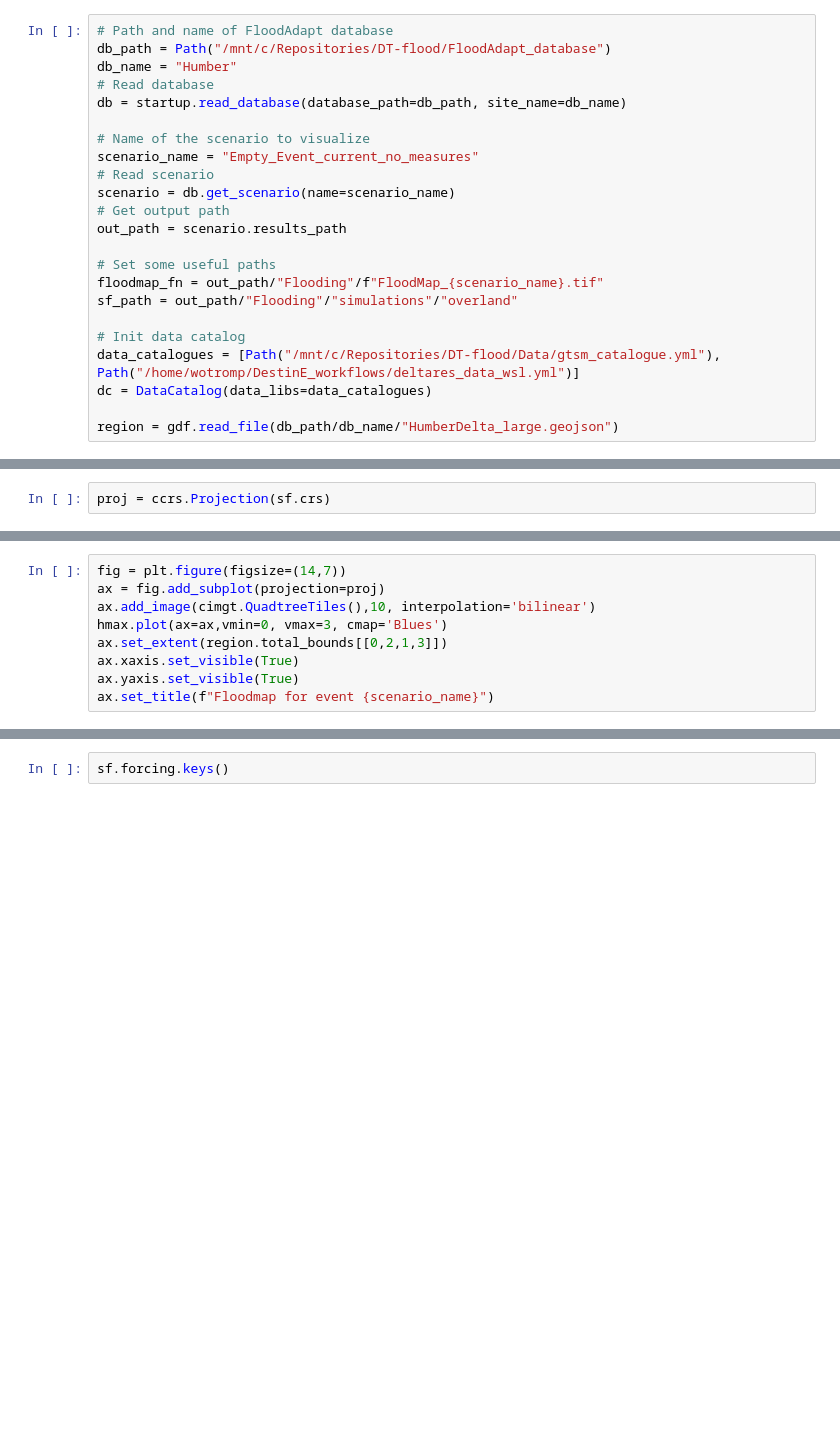
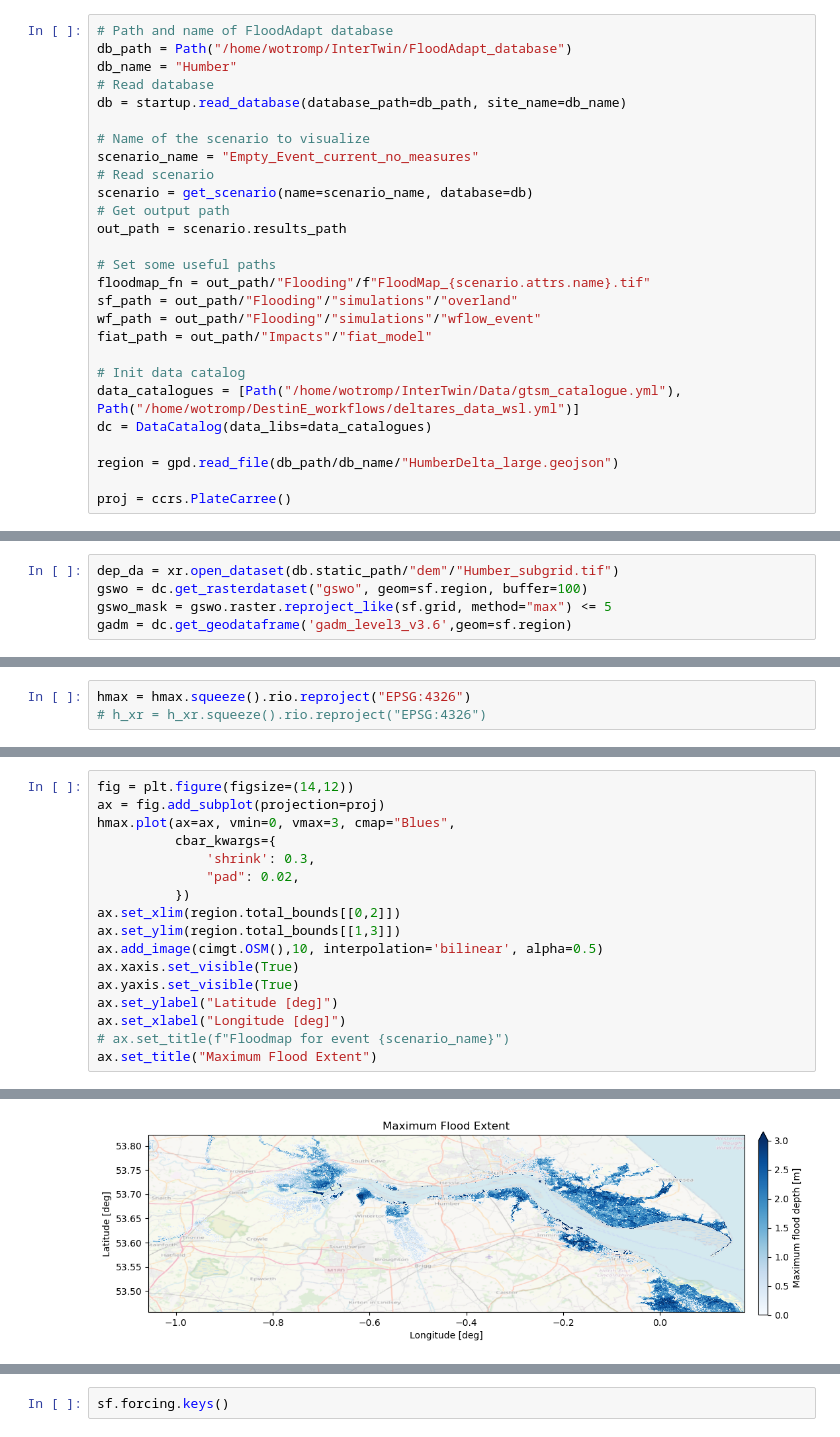
Before and after one commit to interTwin-eu/DT-flood, a Jupyter notebook: Notebooks/VisualizeScenario.ipynb, the cells around one changed output, grey strips where cells are left out. Cells and saved outputs as stored; diff of their text form; blank space fills up the shorter version.

```diff
--- a/Notebooks/VisualizeScenario.ipynb
+++ b/Notebooks/VisualizeScenario.ipynb
@@ -16,6 +23,6 @@ from flood_adapt.api import startup
 # %%
 # Path and name of FloodAdapt database
-db_path = Path("/mnt/c/Repositories/DT-flood/FloodAdapt_database")
+db_path = Path("/home/wotromp/InterTwin/FloodAdapt_database")
 db_name = "Humber"
 # Read database
 db = startup.read_database(database_path=db_path, site_name=db_name)
@@ -23,16 +30,20 @@ db = startup.read_database(database_path=db_path, site_name=db_name)
 # Name of the scenario to visualize
 scenario_name = "Empty_Event_current_no_measures"
 # Read scenario
-scenario = db.get_scenario(name=scenario_name)
+scenario = get_scenario(name=scenario_name, database=db)
 # Get output path
 out_path = scenario.results_path
 
 # Set some useful paths
-floodmap_fn = out_path/"Flooding"/f"FloodMap_{scenario_name}.tif"
+floodmap_fn = out_path/"Flooding"/f"FloodMap_{scenario.attrs.name}.tif"
 sf_path = out_path/"Flooding"/"simulations"/"overland"
+wf_path = out_path/"Flooding"/"simulations"/"wflow_event"
+fiat_path = out_path/"Impacts"/"fiat_model"
 
 # Init data catalog
-data_catalogues = [Path("/mnt/c/Repositories/DT-flood/Data/gtsm_catalogue.yml"), Path("/home/wotromp/DestinE_workflows/deltares_data_wsl.yml")]
+data_catalogues = [Path("/home/wotromp/InterTwin/Data/gtsm_catalogue.yml"), Path("/home/wotromp/DestinE_workflows/deltares_data_wsl.yml")]
 dc = DataCatalog(data_libs=data_catalogues)
 
-region = gdf.read_file(db_path/db_name/"HumberDelta_large.geojson")
+region = gpd.read_file(db_path/db_name/"HumberDelta_large.geojson")
+
+proj = ccrs.PlateCarree()
@@ -47,2 +56,0 @@ dep_da = xr.open_dataset(db.static_path/"dem"/"Humber_subgrid.tif")
-# %%
-proj = ccrs.Projection(sf.crs)
@@ -62,0 +80,5 @@ hmax = downscale_floodmap(
+# %%
+dep_da = xr.open_dataset(db.static_path/"dem"/"Humber_subgrid.tif")
+gswo = dc.get_rasterdataset("gswo", geom=sf.region, buffer=100)
+gswo_mask = gswo.raster.reproject_like(sf.grid, method="max") <= 5
+gadm = dc.get_geodataframe('gadm_level3_v3.6',geom=sf.region)
@@ -62,0 +116,3 @@ hmax = downscale_floodmap(
+# %%
+hmax = hmax.squeeze().rio.reproject("EPSG:4326")
+# h_xr = h_xr.squeeze().rio.reproject("EPSG:4326")
@@ -63,9 +121,18 @@ hmax = downscale_floodmap(
 # %%
-fig = plt.figure(figsize=(14,7))
+fig = plt.figure(figsize=(14,12))
 ax = fig.add_subplot(projection=proj)
-ax.add_image(cimgt.QuadtreeTiles(),10, interpolation='bilinear')
-hmax.plot(ax=ax,vmin=0, vmax=3, cmap='Blues')
-ax.set_extent(region.total_bounds[[0,2,1,3]])
+hmax.plot(ax=ax, vmin=0, vmax=3, cmap="Blues",
+          cbar_kwargs={
+              'shrink': 0.3,
+              "pad": 0.02,
+          })
+ax.set_xlim(region.total_bounds[[0,2]])
+ax.set_ylim(region.total_bounds[[1,3]])
+ax.add_image(cimgt.OSM(),10, interpolation='bilinear', alpha=0.5)
 ax.xaxis.set_visible(True)
 ax.yaxis.set_visible(True)
-ax.set_title(f"Floodmap for event {scenario_name}")
+ax.set_ylabel("Latitude [deg]")
+ax.set_xlabel("Longitude [deg]")
+# ax.set_title(f"Floodmap for event {scenario_name}")
+ax.set_title("Maximum Flood Extent")
+# %% [output]
@@ -71,0 +140 @@ ax.set_title(f"Floodmap for event {scenario_name}")
+[figure, added]
```
Also changed, not shown: parts of 31 cells of this notebook, 21 other files.
